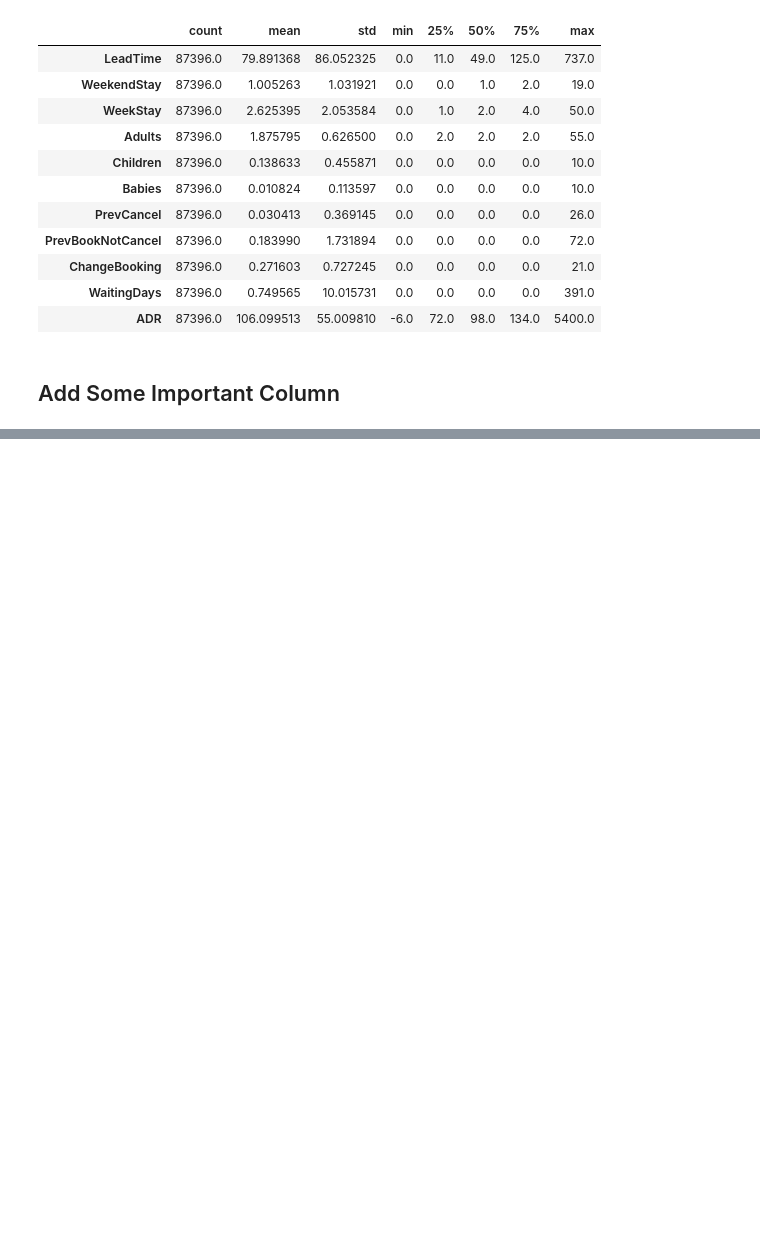
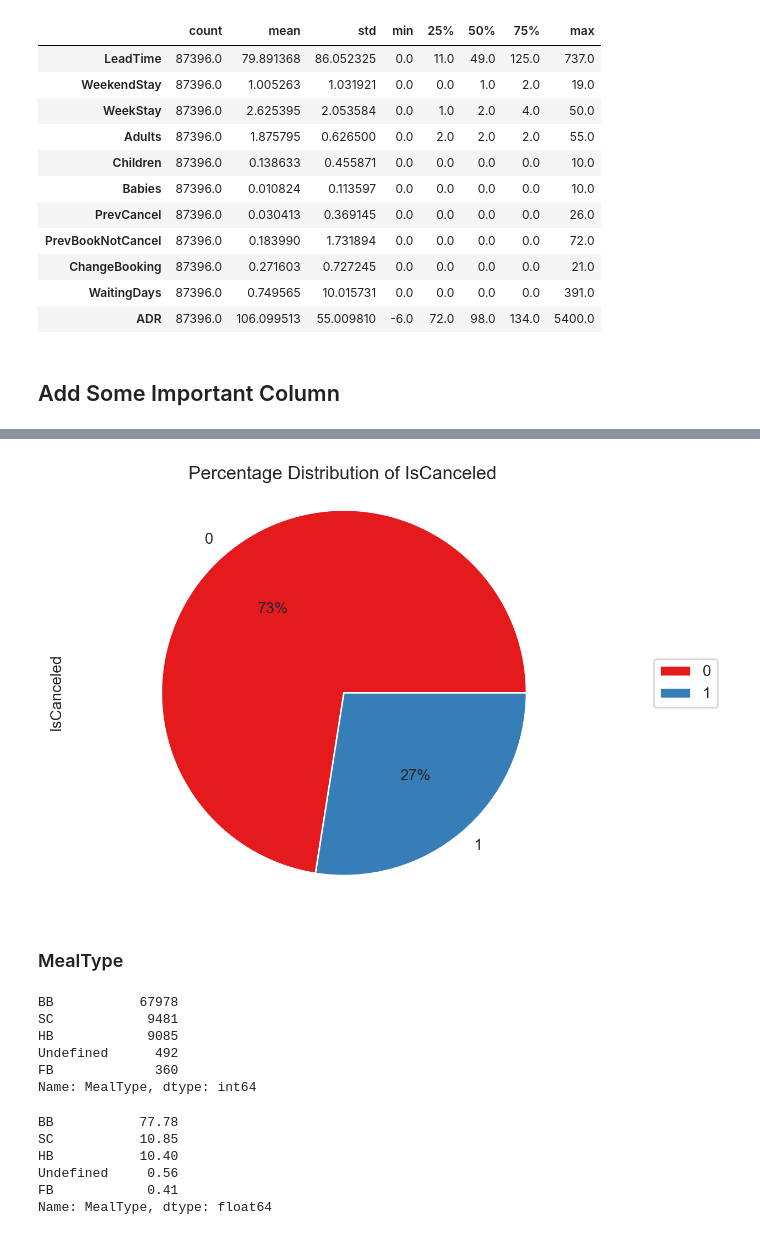
Before and after one commit to NitishDataScientist/Hotel_Booking_Analysis_EDA, a Jupyter notebook: Nitish_Hotel_Booking_Analysis.ipynb, the cells around one changed output, grey strips where cells are left out. Cells and saved outputs as stored; diff of their text form; code cells hidden in the pictures; blank space fills up the shorter version.

```diff
--- a/Nitish_Hotel_Booking_Analysis.ipynb
+++ b/Nitish_Hotel_Booking_Analysis.ipynb
@@ -531,0 +677,32 @@ df.head()
+# %%
+# Percentage Distribution of IsCanceled using pie chart
+plt.figure(dpi = 200)
+df['IsCanceled'].value_counts().plot(kind = 'pie',
+                                     colors = sns.color_palette('Set1'),
+                                     autopct='%.0f%%')
+plt.legend(bbox_to_anchor=(1.2,0.6))
+plt.title('Percentage Distribution of IsCanceled')
+plt.axis('equal')
+plt.show()
+# %% [output]
+[figure, added]
+# %% [markdown]
+### MealType
+# %%
+df['MealType'].value_counts()
+# %% [output]
+BB           67978
+SC            9481
+HB            9085
+Undefined      492
+FB             360
+Name: MealType, dtype: int64
+# %%
+round(df['MealType'].value_counts(normalize = True)*100,2)
+# %% [output]
+BB           77.78
+SC           10.85
+HB           10.40
+Undefined     0.56
+FB            0.41
+Name: MealType, dtype: float64
```
Also changed, not shown: parts of 95 cells of this notebook.
